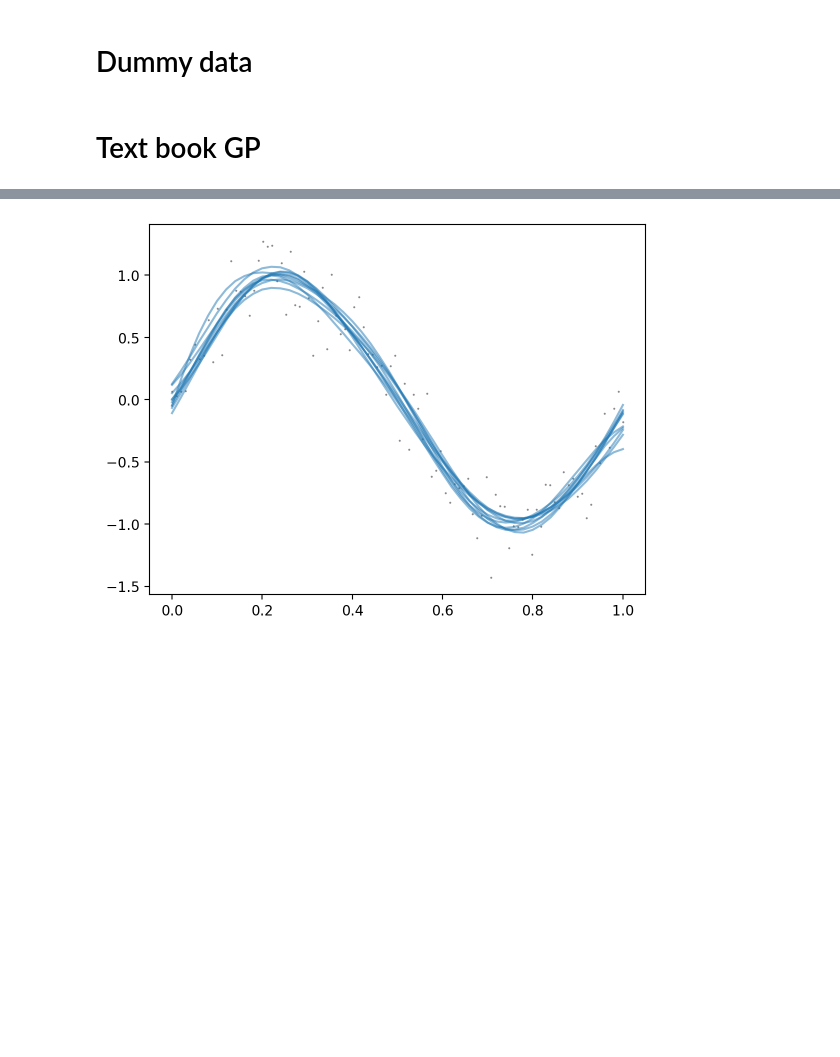
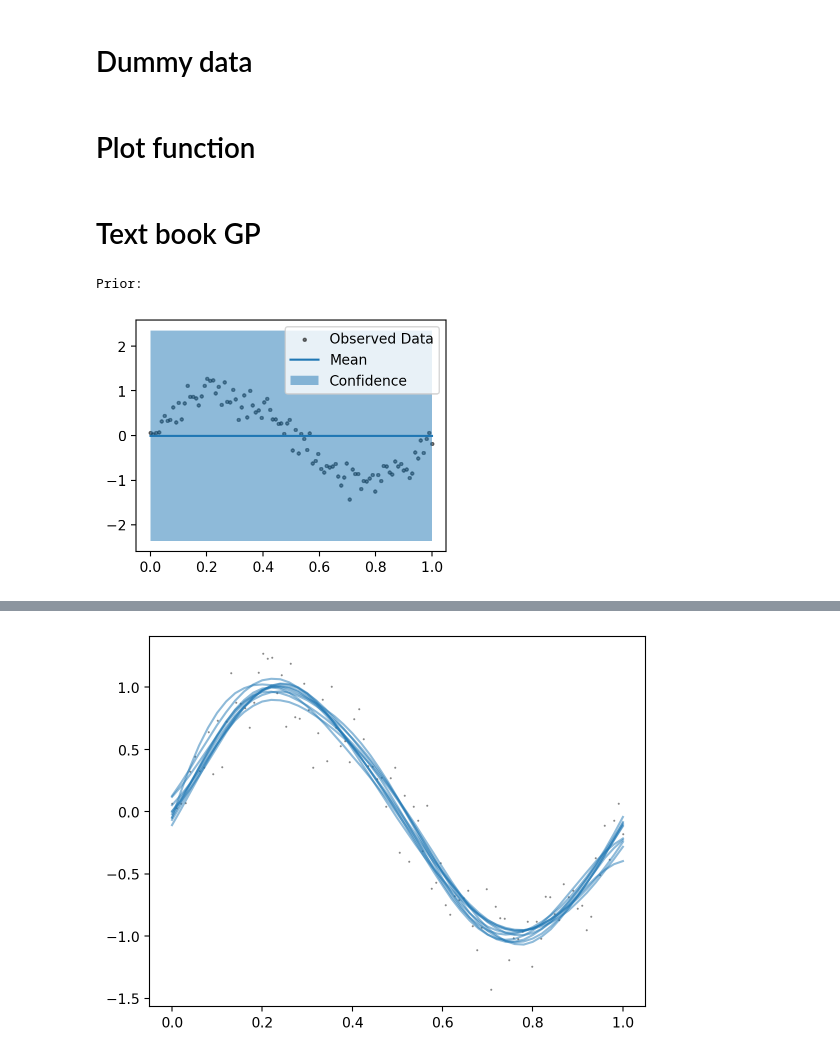
Before and after one commit to AurelienNioche/MAppModels, a Jupyter notebook: textbook-gp.ipynb, the cells around one changed output, grey strips where cells are left out. Drawn from its saved outputs; the diff is of its cells as text; code cells hidden in the pictures; blank space fills up the shorter version.

```diff
--- a/textbook-gp.ipynb
+++ b/textbook-gp.ipynb
@@ -20,26 +20,28 @@ train_x = torch.linspace(0, 1, 100)
 # sin(2*pi*x) with Gaussian noise
 train_y = torch.sin(train_x * (2 * np.pi)) + torch.randn(train_x.size()) * np.sqrt(0.04)
 test_x = torch.linspace(0, 1, 51)
-# %% [markdown]
-# Text book GP
+# %% [markdown]
+# Plot function
 # %%
-def plot(observed_pred, test_x, train_x=None, train_y=None):
+def plot(pred, test_x, train_x=None, train_y=None):
 
     # Initialize plot
-    f, ax = plt.subplots(1, 1, figsize=(4, 3))
+    fif, ax = plt.subplots(figsize=(4, 3))
 
     with torch.no_grad():
 
         # Get upper and lower confidence bounds
-        lower, upper = observed_pred.confidence_region()
+        lower, upper = pred.confidence_region()
         if train_x is not None and train_y is not None:
-            # Plot training data as black stars
-            ax.plot(train_x.numpy(), train_y.numpy(), 'k*')
+            # Plot training data
+            ax.scatter(train_x.numpy(), train_y.numpy(), s=5, color="black", alpha=0.5)
         # Plot predictive means as blue line
-        ax.plot(test_x.numpy(), observed_pred.mean.numpy(), 'b')
+        ax.plot(test_x.numpy(), pred.mean.numpy(), 'C0')
         # Shade between the lower and upper confidence bounds
         ax.fill_between(test_x.numpy(), lower.numpy(), upper.numpy(), alpha=0.5)
         #ax.set_ylim([-3, 3])
         ax.legend(['Observed Data', 'Mean', 'Confidence'])
 
     return ax
+# %% [markdown]
+# Text book GP
@@ -46 +60,23 @@ def plot(observed_pred, test_x, train_x=None, train_y=None):
+# %%
+# initialize likelihood and model
+likelihood = gpytorch.likelihoods.GaussianLikelihood()
+model = ExactGPModel(train_x, train_y, likelihood)
+
+# Get into evaluation (predictive posterior) mode
+model.eval()
+likelihood.eval()
+
+# Test points are regularly spaced along [0,1]
+# Make predictions by feeding model through likelihood
+with torch.no_grad(), gpytorch.settings.fast_pred_var():
+    test_x = torch.linspace(0, 1, 51)
+    output = model.forward(test_x)
+    pred = likelihood(output)
+
+print("Prior:")
+plot(pred, train_x=train_x, train_y=train_y, test_x=test_x)
+plt.show()
+# %% [output]
+Prior:
+[figure, added]
 # %%
```
Also changed, not shown: parts of 6 cells of this notebook, 2 other files.
